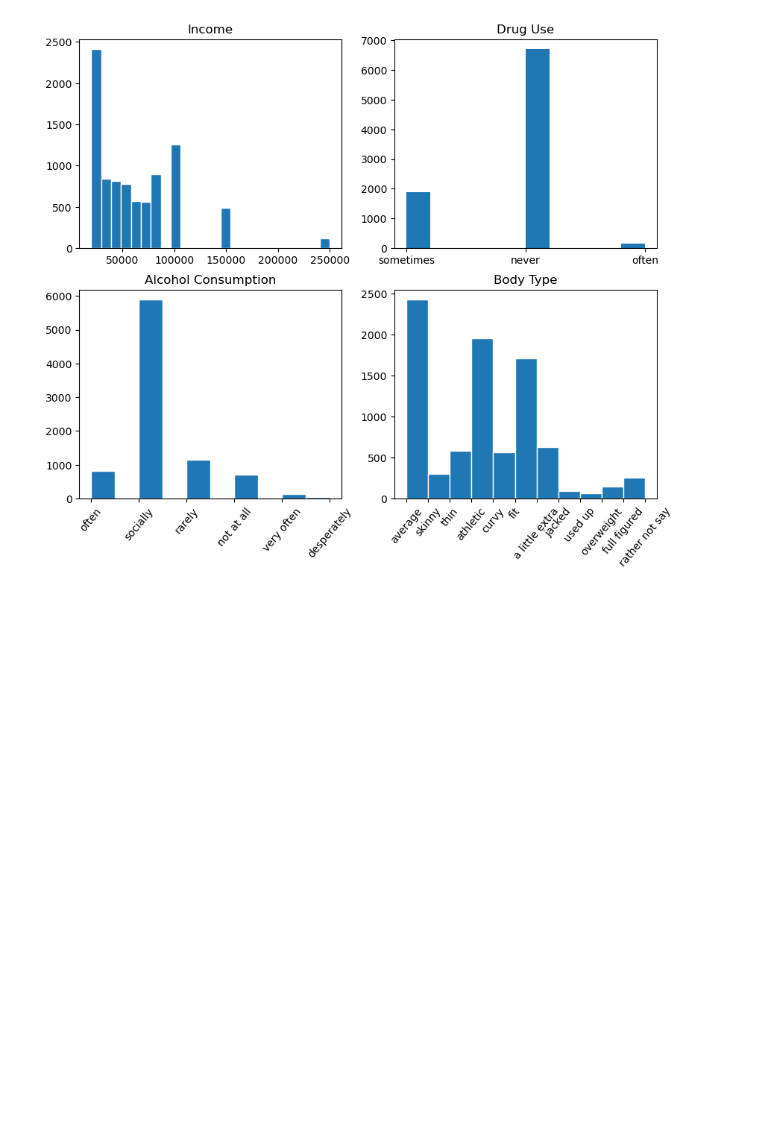
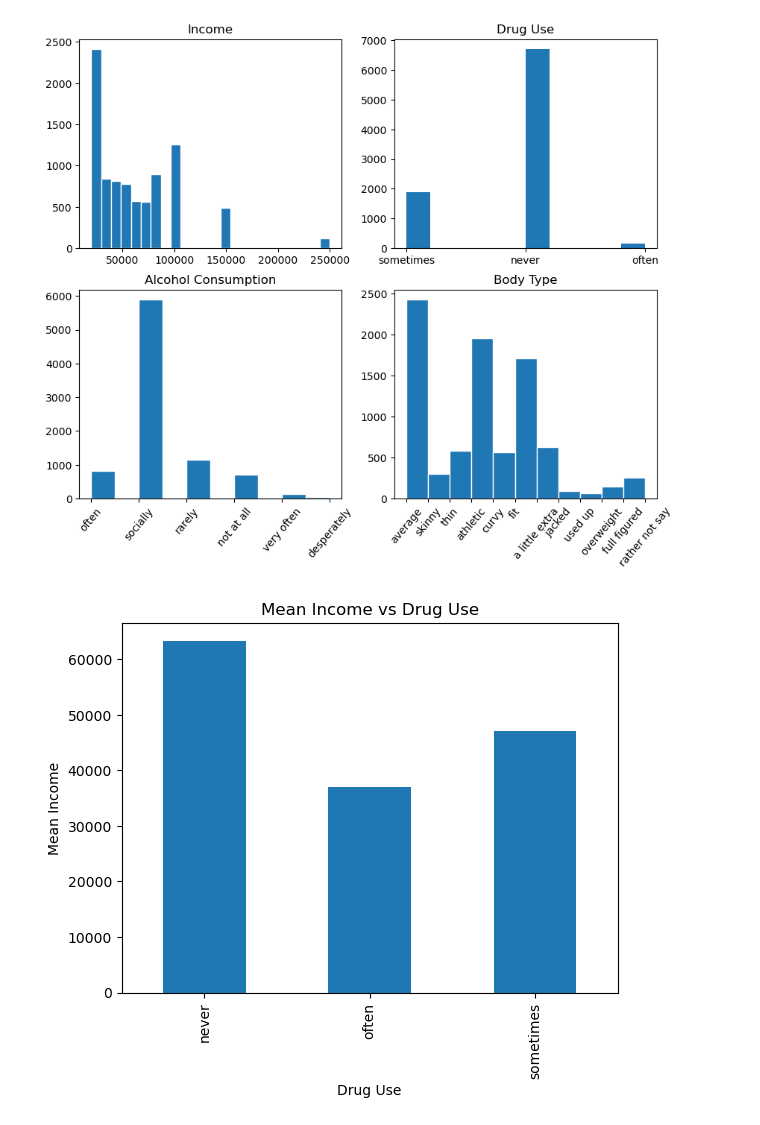
Before and after one commit to tsheppel/OKCupid_project, a Jupyter notebook: date-a-scientist.ipynb, the cells around one changed output. Drawn from its saved outputs; the diff is of its cells as text; code cells hidden in the pictures; blank space fills up the shorter version.

```diff
--- a/date-a-scientist.ipynb
+++ b/date-a-scientist.ipynb
@@ -147,3 +147,12 @@ ax[1,1].tick_params(axis='x', labelrotation=50)
 plt.show()
 # %% [output]
 [figure]
+# %%
+mean_y_per_cat = df.groupby('drugs')['valid_income'].mean()
+mean_y_per_cat.plot(kind='bar')
+plt.xlabel('Drug Use')
+plt.ylabel('Mean Income')
+plt.title('Mean Income vs Drug Use')
+plt.show()
+# %% [output]
+[figure, added]
```
Also changed, not shown: parts of 9 cells of this notebook.
